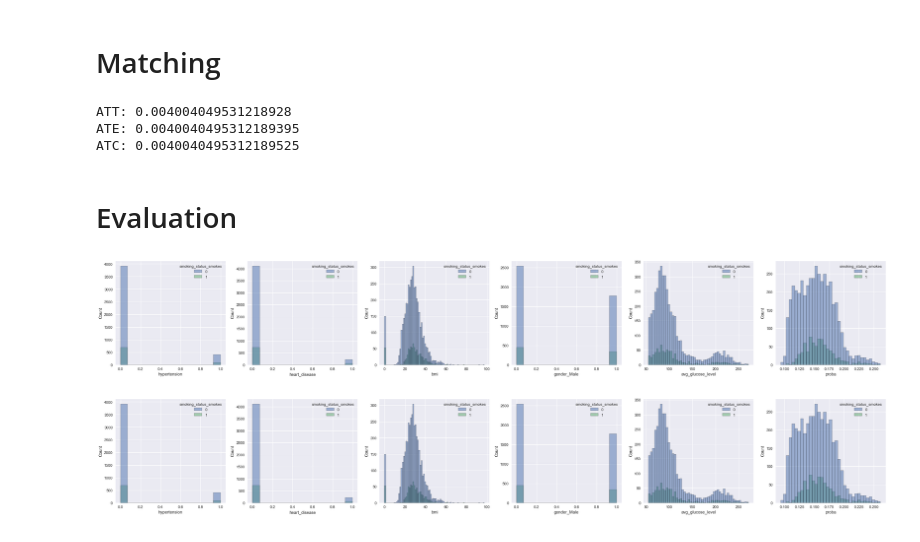
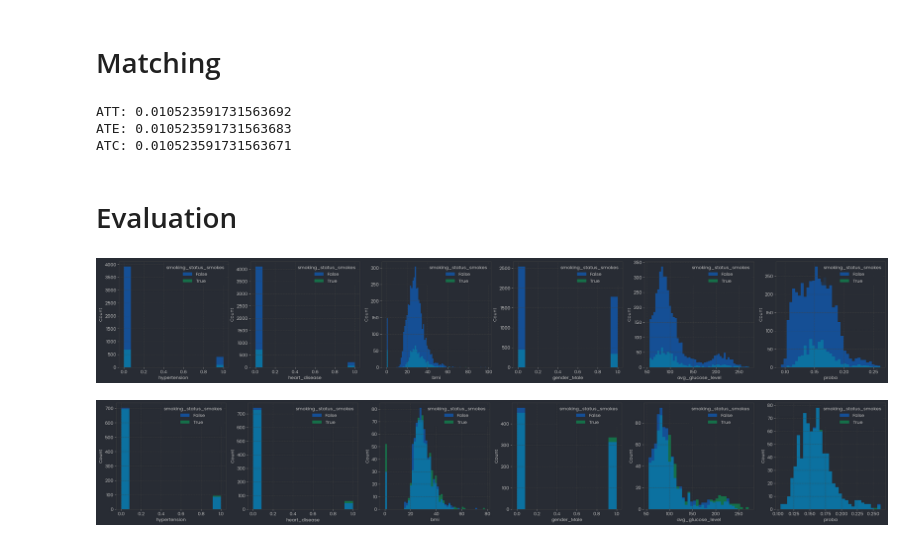
Before and after one commit to azuka31/Tsel-AAGM, a Jupyter notebook: propensity_test.ipynb, the cells around one changed output. Saved outputs shown, nothing was run; the diff lists cells and outputs as text; code cells hidden in the pictures.

```diff
--- a/propensity_test.ipynb
+++ b/propensity_test.ipynb
@@ -1,7 +6,7 @@
 # %%
-from causalinference_aagm.matching import PropensityScoreMatch as psm
+# from causalinference_aagm.matching import PropensityScoreMatch as psm
 import pandas as pd
 import numpy as np
 import matplotlib.pyplot as plt
 import seaborn as sns
-plt.style.use('seaborn')
+# plt.style.use('seaborn')
@@ -31,11 +137,12 @@ df_model.head()
 # %% [markdown]
 # Data Preparation
 # %%
-def hist_all_features(df, features, hue):
+def hist_all_features(df, features, hue, name):
     width = 6*len(features)
     fig, axes = plt.subplots(ncols=len(features), figsize=(width, 5))
     for i in range(len(features)):
         sns.histplot(data=df, x=features[i], ax=axes[i], hue=hue)
+    plt.savefig(name)
     plt.show()
 # %% [markdown]
 # Matching
@@ -44,19 +151,19 @@ features = ['age','hypertension','heart_disease','bmi','gender_Male', 'avg_gluco
 treatment = 'smoking_status_smokes'
 outcome = 'stroke'
 
-model = psm(df_model, features, treatment, outcome)
+model = PropensityScoreMatch(df_model, features, treatment, outcome)
 # %% [output]
-ATT: 0.004004049531218928
-ATE: 0.0040040495312189395
-ATC: 0.0040040495312189525
+ATT: 0.010523591731563692
+ATE: 0.010523591731563683
+ATC: 0.010523591731563671
 # %% [markdown]
 # Evaluation
 # %%
 features = ['hypertension','heart_disease','bmi','gender_Male','avg_glucose_level','proba']
-hist_all_features(model.df, features, hue='smoking_status_smokes')
+hist_all_features(model.df, features, hue='smoking_status_smokes', name='output/dist_1.png')
 # %% [output]
-[figure, old version]
+[figure, new version]
 # %%
-hist_all_features(model.df, features, hue='smoking_status_smokes')
+hist_all_features(model.df_matched, features, hue='smoking_status_smokes', name='output/dist_2.png')
 # %% [output]
-[figure, old version]
+[figure, new version]
```
Also changed, not shown: parts of 7 cells of this notebook, 6 other files.
